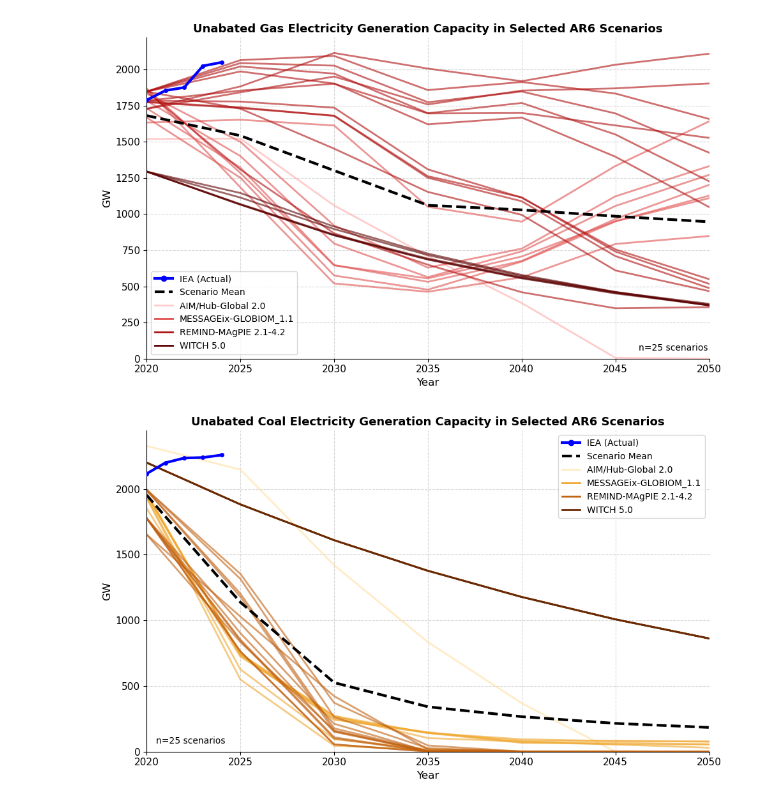
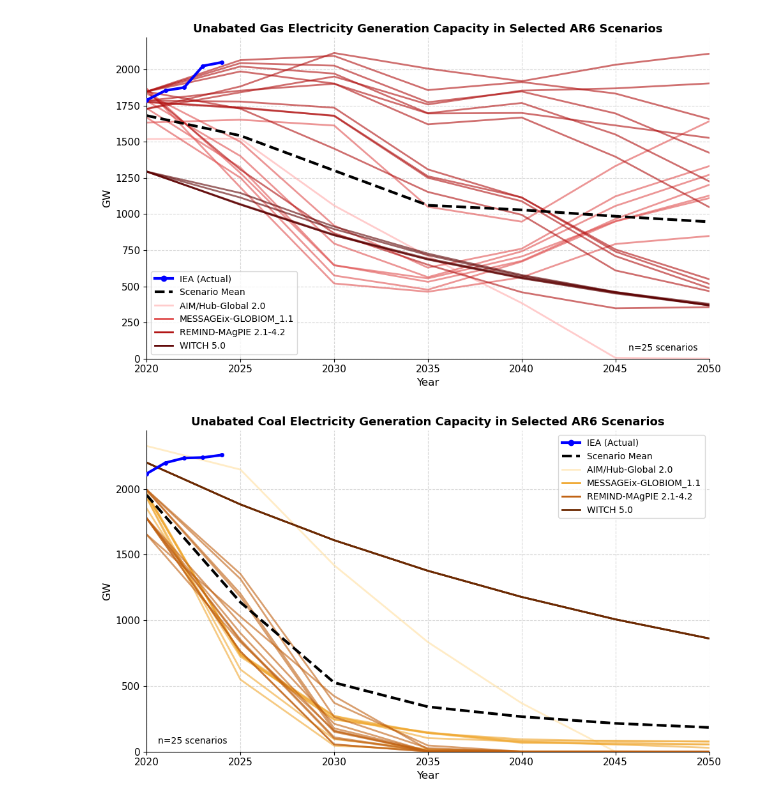
Before and after one commit to parkercaswell47/MSc_Py, a Jupyter notebook: Assessment2FiguresV2.ipynb, the cells around one changed output. Cells and saved outputs as stored; diff of their text form; code cells hidden in the pictures.

```diff
--- a/Assessment2FiguresV2.ipynb
+++ b/Assessment2FiguresV2.ipynb
@@ -73,36 +73,37 @@ legend_elements = [
 ]
 for model in MODEL_COLORS:
     if model != 'IEA' and model in scenarios_df['Model'].unique():
         n = model_counts.get(model, 1)
         swatch_alpha = min(SCENARIO_ALPHA * n, 1.0)
         swatch_color = get_greyed_color(MODEL_COLORS[model], alpha=swatch_alpha, mix_ratio=GREY_MIX_RATIO)
         legend_elements.append(Line2D([0], [0], color=swatch_color, lw=LINE_WIDTH, label=model))
 
 # --- Formatting ---
 unit = df['Unit'].iloc[0]
 plt.title('Unabated Gas Electricity Generation Capacity in Selected AR6 Scenarios', fontsize=13, fontweight='bold')
 plt.xlabel('Year', fontsize=12)
 plt.ylabel(unit, fontsize=12)
 
 # Specific X-ticks only every 5 years
 plt.xticks(ticks_years, fontsize=11)
 plt.yticks(fontsize=11)
 plt.xlim(X_START, X_END)
 plt.ylim(bottom=0)
 plt.grid(True, linestyle='--', alpha=0.5)
 
 plt.gca().spines['top'].set_visible(False)
 plt.gca().spines['right'].set_visible(False)
 
 plt.legend(handles=legend_elements, loc='lower left', fontsize=10)
-plt.annotate(f'n={len(scenarios_df)} scenarios', xy=(0.875, 0.02), xycoords='axes fraction',
-             fontsize=10, color='black', ha='left', va='bottom')
+# Change the n= annotation to consistent position
+plt.annotate(f'n={len(scenarios_df)} scenarios', xy=(0.98, 0.02), xycoords='axes fraction',
+             fontsize=10, color='black', ha='right', va='bottom')
 
 plt.tight_layout()
 plt.savefig('gas_unabated_capacity_fixed.png', dpi=300, bbox_inches='tight')
 plt.show()
 # %% [output]
-[figure, old version]
+[figure, new version]
 # %%
 import pandas as pd
 import matplotlib.pyplot as plt
```
Also changed, not shown: parts of 4 cells of this notebook, 6 other files.
